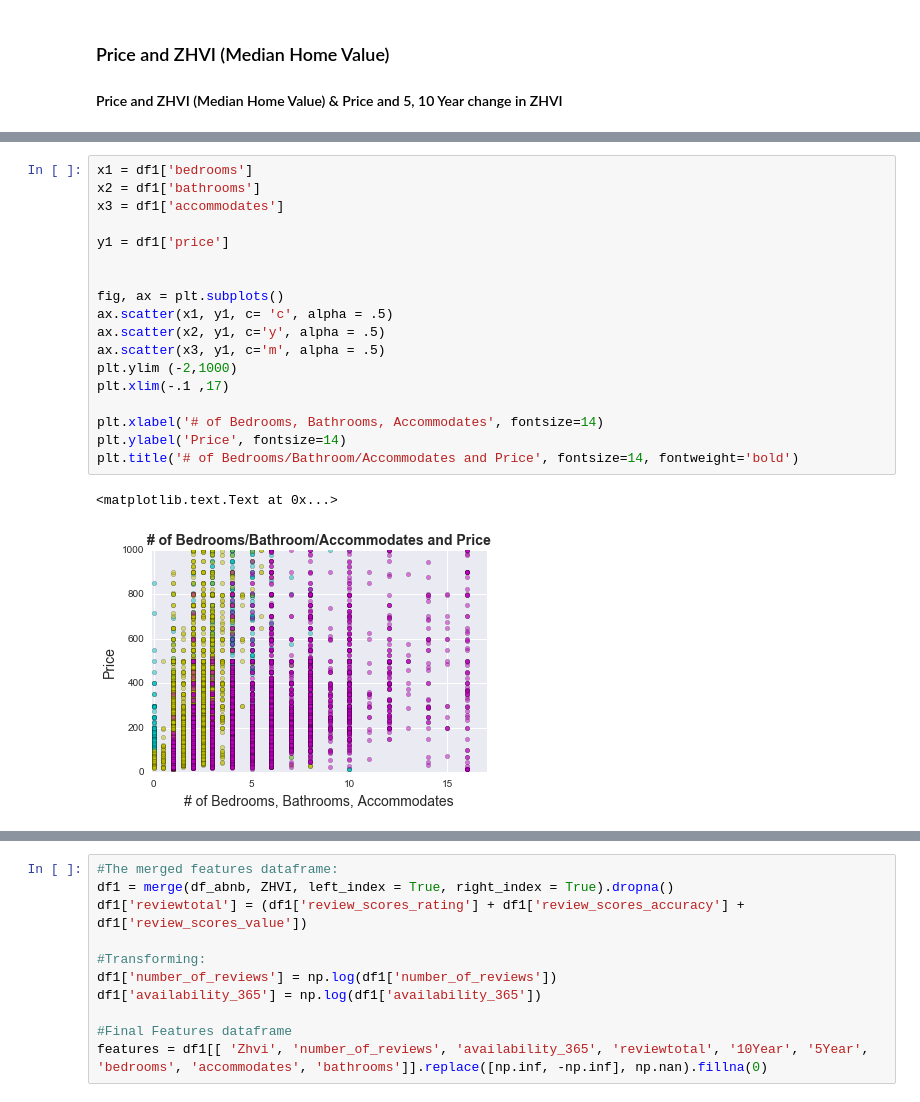
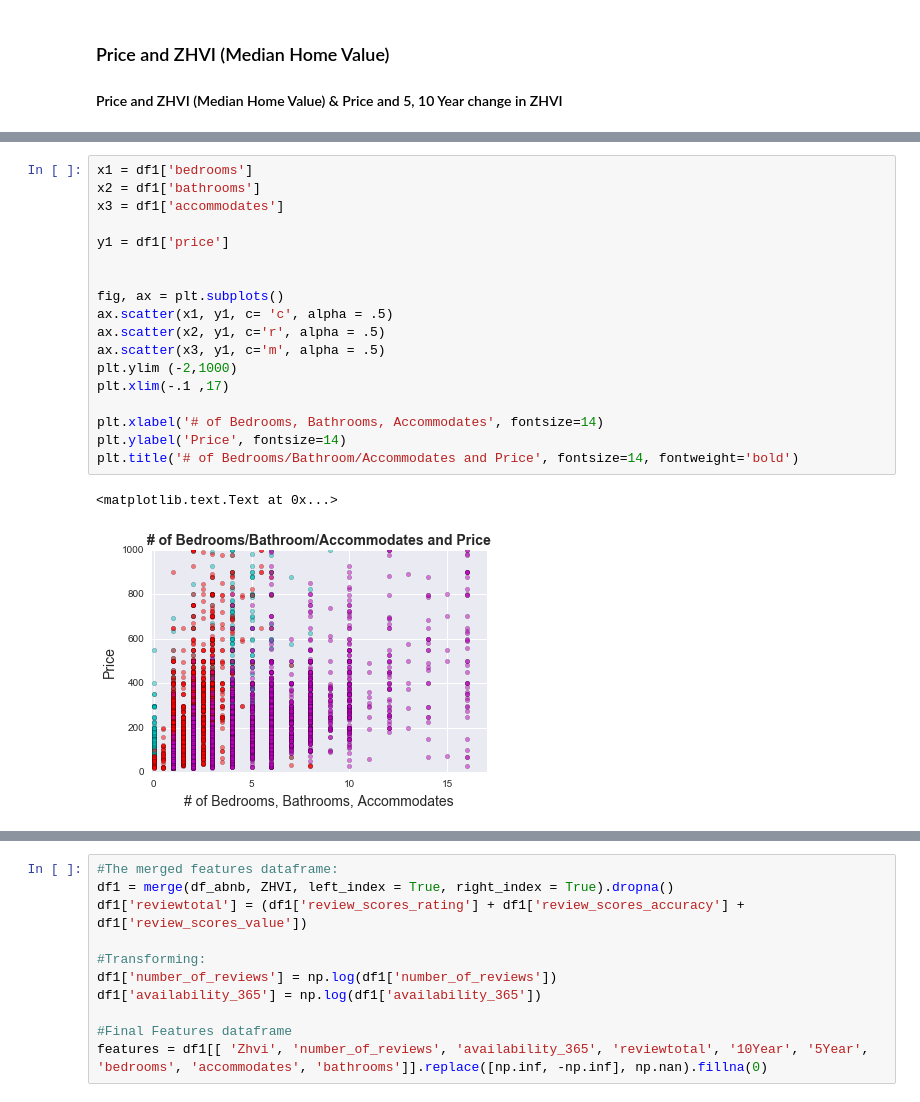
Before and after one commit to nsamrao/Springboard-Data-Science, a Jupyter notebook: Regression Model WIP_2.ipynb, the cells around one changed output, grey strips where cells are left out. Drawn from its saved outputs; the diff is of its cells as text.

```diff
--- a/Regression Model WIP_2.ipynb
+++ b/Regression Model WIP_2.ipynb
@@ -213,21 +214,21 @@ plt.title('# of Bedrooms and Price', fontsize=14, fontweight='bold')
 # %%
 x1 = df1['bedrooms']
 x2 = df1['bathrooms']
 x3 = df1['accommodates']
 
 y1 = df1['price']
 
 
 fig, ax = plt.subplots()
 ax.scatter(x1, y1, c= 'c', alpha = .5)
-ax.scatter(x2, y1, c='y', alpha = .5)
+ax.scatter(x2, y1, c='r', alpha = .5)
 ax.scatter(x3, y1, c='m', alpha = .5)
 plt.ylim (-2,1000)
 plt.xlim(-.1 ,17)
 
 plt.xlabel('# of Bedrooms, Bathrooms, Accommodates', fontsize=14)
 plt.ylabel('Price', fontsize=14)
 plt.title('# of Bedrooms/Bathroom/Accommodates and Price', fontsize=14, fontweight='bold')
 # %% [output]
 <matplotlib.text.Text at 0x...>
-[figure, old version]
+[figure, new version]
```
Also changed, not shown: parts of 31 cells of this notebook, 1 other file.
